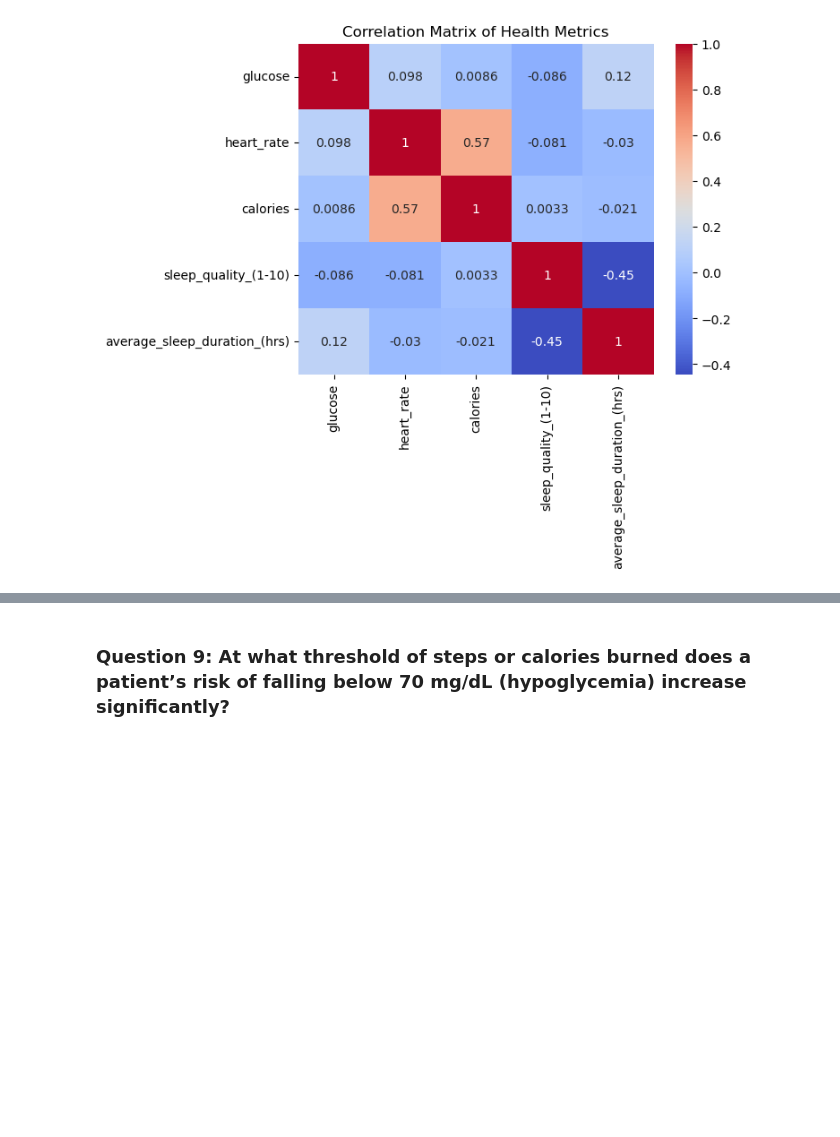
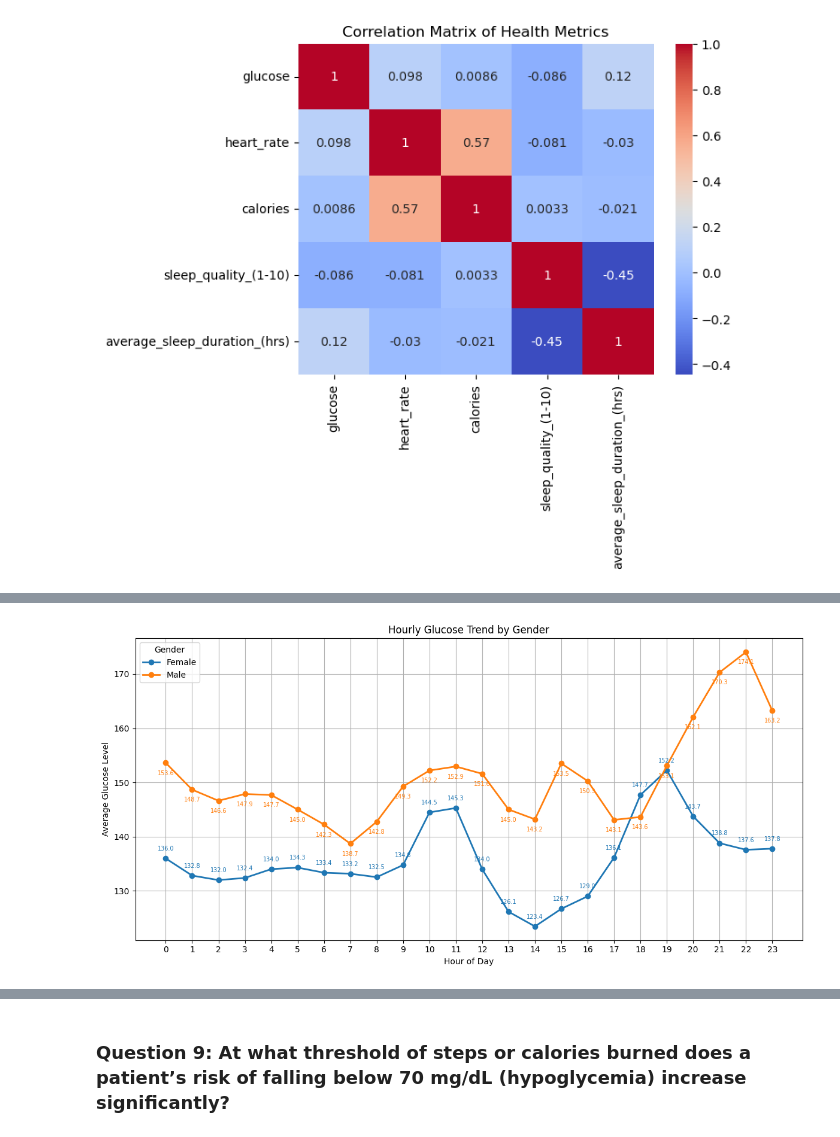
Before and after one commit to PoojaBELURE1724/Team6_DataDynamos_Python-Hackathon_MAY-2026, a Jupyter notebook: Team6_DataDynamos_category3.PrescriptiveAnalysis.ipynb, the cells around one changed output, grey strips where cells are left out. Saved outputs shown, nothing was run; the diff lists cells and outputs as text; code cells hidden in the pictures; blank space fills up the shorter version.

```diff
--- a/Team6_DataDynamos_category3.PrescriptiveAnalysis.ipynb
+++ b/Team6_DataDynamos_category3.PrescriptiveAnalysis.ipynb
@@ -376,0 +452,42 @@ plt.show()
+# %%
+import pandas as pd
+import matplotlib.pyplot as plt
+
+# Convert time column to hour
+df['Time'] = pd.to_datetime(df['time']).dt.hour
+
+# Average glucose by hour and gender
+hourly_gender_glucose = df.groupby(['Time', 'gender'])['glucose'].mean().unstack()
+
+# Plot
+fig, ax = plt.subplots(figsize=(12, 6))
+
+for i, col in enumerate(hourly_gender_glucose.columns):
+    ax.plot(hourly_gender_glucose.index,
+            hourly_gender_glucose[col],
+            marker='o',
+            linewidth=2,
+            label=col)
+
+    # Annotate each data point
+    for hour, value in hourly_gender_glucose[col].items():
+        offset = 8 if i % 2 == 0 else -16          # stagger labels above/below per gender
+        ax.annotate(f'{value:.1f}',
+                    xy=(hour, value),
+                    xytext=(0, offset),
+                    textcoords='offset points',
+                    ha='center',
+                    va='bottom',
+                    fontsize=7,
+                    color=ax.lines[i].get_color())  # match label color to line color
+
+ax.set_xlabel("Hour of Day")
+ax.set_ylabel("Average Glucose Level")
+ax.set_title("Hourly Glucose Trend by Gender")
+ax.set_xticks(range(0, 24))
+ax.legend(title="Gender")
+ax.grid(True)
+plt.tight_layout()
+plt.show()
+# %% [output]
+[figure, added]
```
Also changed, not shown: parts of 13 cells of this notebook.
